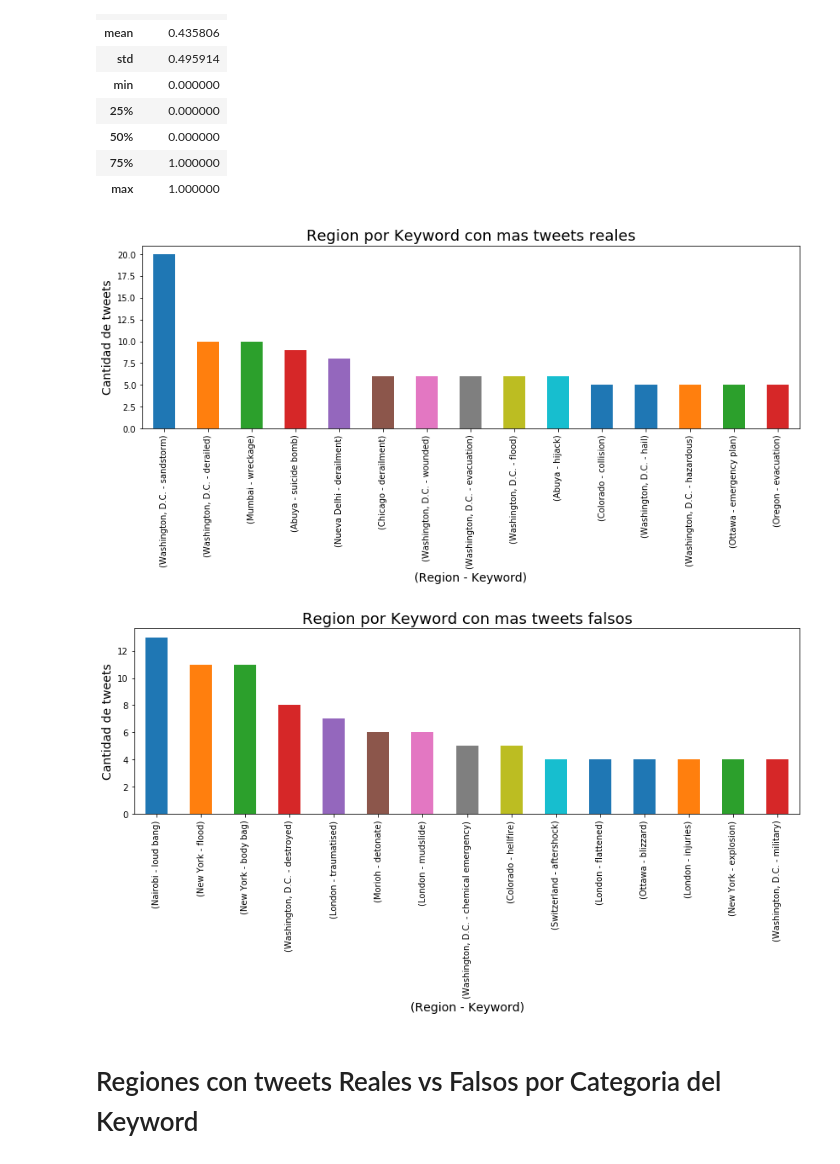
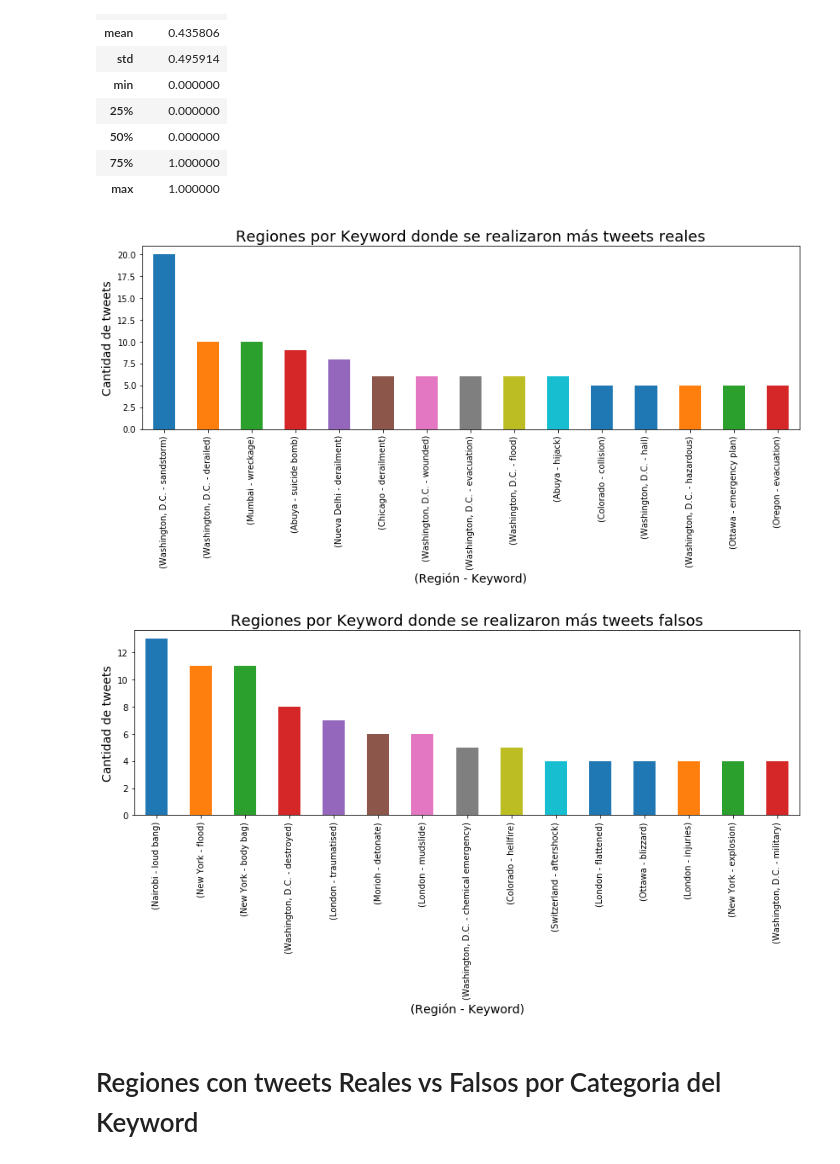
Before and after one commit to ZoraidaF/Cuarendata, a Jupyter notebook: Location_keyword_Tweets.ipynb, the cells around one changed output. Saved outputs shown, nothing was run; the diff lists cells and outputs as text; code cells hidden in the pictures.

```diff
--- a/Location_keyword_Tweets.ipynb
+++ b/Location_keyword_Tweets.ipynb
@@ -511,18 +511,18 @@ location_keyword_tweets_fakes = location_keyword_tweets.loc[location_keyword_twe
 # %%
 location_keyword_tweets_reales = location_keyword_tweets_reales.groupby(['location', 'keyword']).size().reset_index()
 location_keyword_tweets_reales.rename({0:'count'}, axis=1, inplace=True)
 location_keyword_tweets_reales.sort_values(by='count', ascending=False, inplace=True)
 location_keyword_tweets_reales['location_keyword'] = '(' + location_keyword_tweets_reales['location'] + ' - ' + location_keyword_tweets_reales['keyword'] + ')'
 
 plot_location_keyword_tweets_reales = location_keyword_tweets_reales.head(15)
 plot_location_keyword_tweets_reales = plot_location_keyword_tweets_reales.plot(x='location_keyword', y='count', kind='bar',figsize=(14,4))
-plot_location_keyword_tweets_reales.set_title('Region por Keyword con mas tweets reales', size=18)
+plot_location_keyword_tweets_reales.set_title('Regiones por Keyword donde se realizaron más tweets reales', size=18)
 plot_location_keyword_tweets_reales.set_ylabel('Cantidad de tweets', size=14)
-plot_location_keyword_tweets_reales.set_xlabel('(Region - Keyword)', size=14)
+plot_location_keyword_tweets_reales.set_xlabel('(Región - Keyword)', size=14)
 plot_location_keyword_tweets_reales.legend().set_visible(False)
 plt.show()
 # %% [output]
-[figure, old version]
+[figure, new version]
 # %%
 location_keyword_tweets_fakes = location_keyword_tweets_fakes.groupby(['location', 'keyword']).size().reset_index()
 location_keyword_tweets_fakes.rename({0:'count'}, axis=1, inplace=True)
@@ -531,13 +531,13 @@ location_keyword_tweets_fakes['location_keyword'] = '(' + location_keyword_tweet
 
 plot_location_keyword_tweets_fakes = location_keyword_tweets_fakes.head(15)
 plot_location_keyword_tweets_fakes = plot_location_keyword_tweets_fakes.plot(x='location_keyword', y='count', kind='bar',figsize=(14,4))
-plot_location_keyword_tweets_fakes.set_title('Region por Keyword con mas tweets falsos', size=18)
+plot_location_keyword_tweets_fakes.set_title('Regiones por Keyword donde se realizaron más tweets falsos', size=18)
 plot_location_keyword_tweets_fakes.set_ylabel('Cantidad de tweets', size=14)
-plot_location_keyword_tweets_fakes.set_xlabel('(Region - Keyword)', size=14)
+plot_location_keyword_tweets_fakes.set_xlabel('(Región - Keyword)', size=14)
 plot_location_keyword_tweets_fakes.legend().set_visible(False)
 plt.show()
 # %% [output]
-[figure, old version]
+[figure, new version]
 # %% [markdown]
 # Regiones con tweets Reales vs Falsos por Categoria del Keyword
 # %%
```
Also changed, not shown: parts of 15 cells of this notebook.
